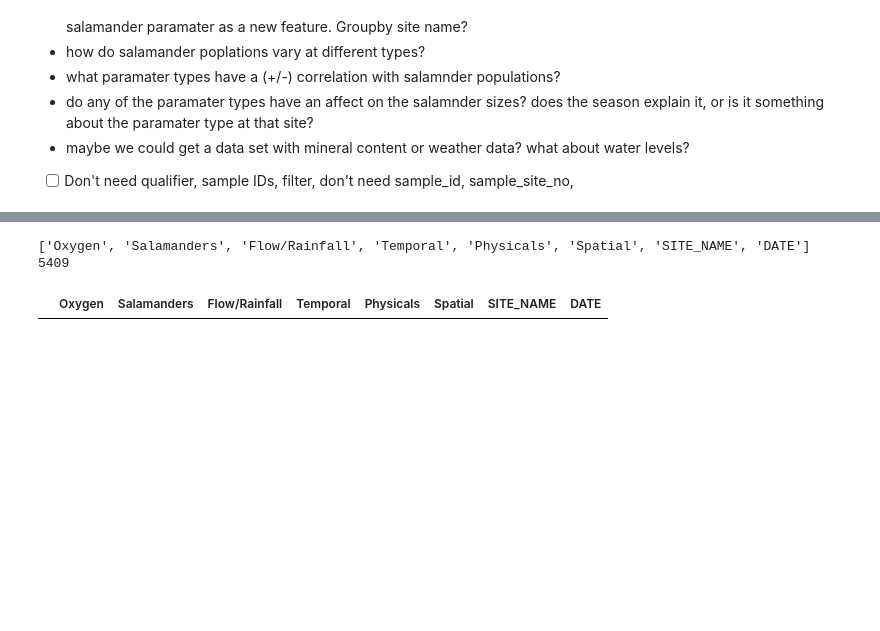
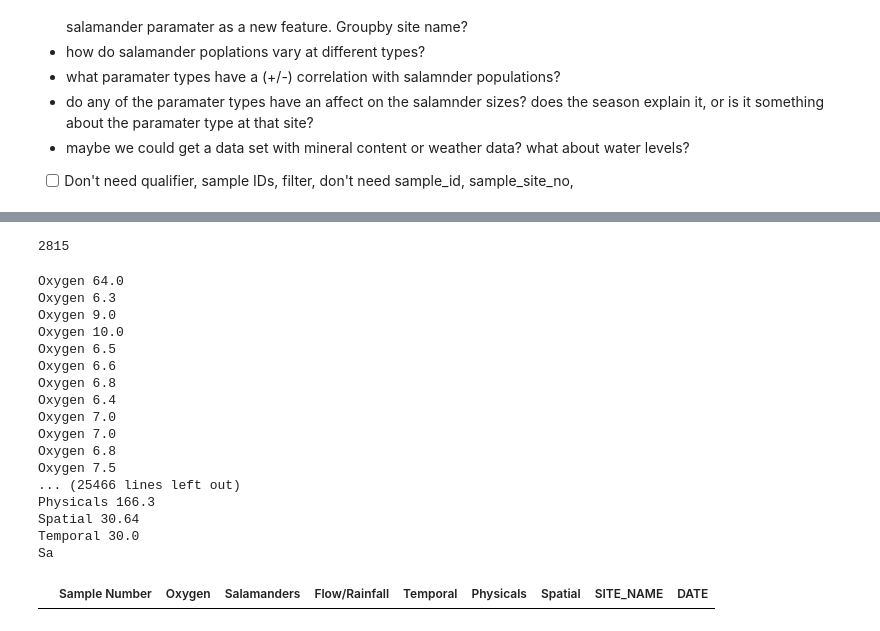
Before and after one commit to benjamin010095/BartonSpringsSalamanders, a Jupyter notebook: Barton Springs Salamanders.ipynb, the cells around one changed output, grey strips where cells are left out. Drawn from its saved outputs; the diff is of its cells as text; code cells hidden in the pictures; blank space fills up the shorter version.

Commit message:
Changed the sample-data extraction method

```diff
--- a/Barton Springs Salamanders.ipynb
+++ b/Barton Springs Salamanders.ipynb
@@ -91,23 +94,62 @@ print(len(samples), parameters)
-# %%
-print(parameters)
-print(len(samples))
-# %% [output]
-['Oxygen', 'Salamanders', 'Flow/Rainfall', 'Temporal', 'Physicals', 'Spatial', 'SITE_NAME', 'DATE']
-5409
+# %%
+# condition mask
+mask = rawData['PARAM_TYPE'] == 'Salamanders'
+
+# new dataframe with selected rows
+df_new = pd.DataFrame(rawData[mask])
+
+# number of sample dataframes collected
+count = 0
+
+for index, row in pd.DataFrame(rawData[rawData['PARAM_TYPE'] == 'Salamanders']).groupby(["SAMPLE_REF_NO"], dropna=False).mean().iterrows():
+    mask = rawData["SAMPLE_REF_NO"] == index
+    sampleDF = pd.DataFrame(rawData[mask]) # Dataframe containing all features relating so a single sample
+    # TODO: Extract available features i.e. for feature in parameters:
+    #                                           row with sampleDF[PARAM_TYPE] == feature
+    #                                           add(row[Result]) to sampleSeries[feature.index]
+    #                                       add(sampleSeries) to samplesDataFrame
+    #
+    count+=1
+
+print(count, " sample data frames seen")
+# %% [output]
+2815
 # %%
-df = pd.DataFrame(columns=parameters)
+# df = pd.DataFrame(columns= parameters)
 
-for sample in samples:
-    #aggregating data for each sample
-    sampleData = dict()
-    sampleData.update({"Sample Number": sample})
-    sampleDF = rawData[rawData["SAMPLE_REF_NO"] == sample]
-    #print(type(sampleDF))
-    for index, row in sampleDF.iterrows():
-        sampleData.update({row["PARAM_TYPE"]: row["RESULT"]})
+# for sample in samples:
+#     #aggregating data for each sample
+#     sampleData = dict()
+#     for param in parameters:
+#       sampleData.update({param : None})
+#     sampleData.update({ID_FEATURE: sample})
+#     sampleDF = rawData[rawData[ID_FEATURE] == sample]
+#     #print(type(sampleDF))
+#     for index, row in sampleDF.iterrows():
+#         sampleData.update({row["PARAM_TYPE"]: row["RESULT"]})
+#         print(row["PARAM_TYPE"], row["RESULT"])
+#     print(sampleData)
+#     #print(sampleData)
+#     df.append(sampleData, ignore_index=True)
+# df.head()
 
-    #print(sampleData)
-    df.append(sampleData, ignore_index=True)
-df.head()
+### - not a useful codeblock i dont think, prefer above - ###
 # %% [output]
+Oxygen 64.0
+Oxygen 6.3
+Oxygen 9.0
+Oxygen 10.0
+Oxygen 6.5
+Oxygen 6.6
+Oxygen 6.8
+Oxygen 6.4
+Oxygen 7.0
+Oxygen 7.0
+Oxygen 6.8
+Oxygen 7.5
+... (25466 lines left out)
+Physicals 166.3
+Spatial 30.64
+Temporal 30.0
+Sa
-|  | Oxygen | Salamanders | Flow/Rainfall | Temporal | Physicals | Spatial | SITE_NAME | DATE |
+|  | Sample Number | Oxygen | Salamanders | Flow/Rainfall | Temporal | Physicals | Spatial | SITE_NAME | DATE |
```
Also changed, not shown: parts of 2 cells of this notebook.
